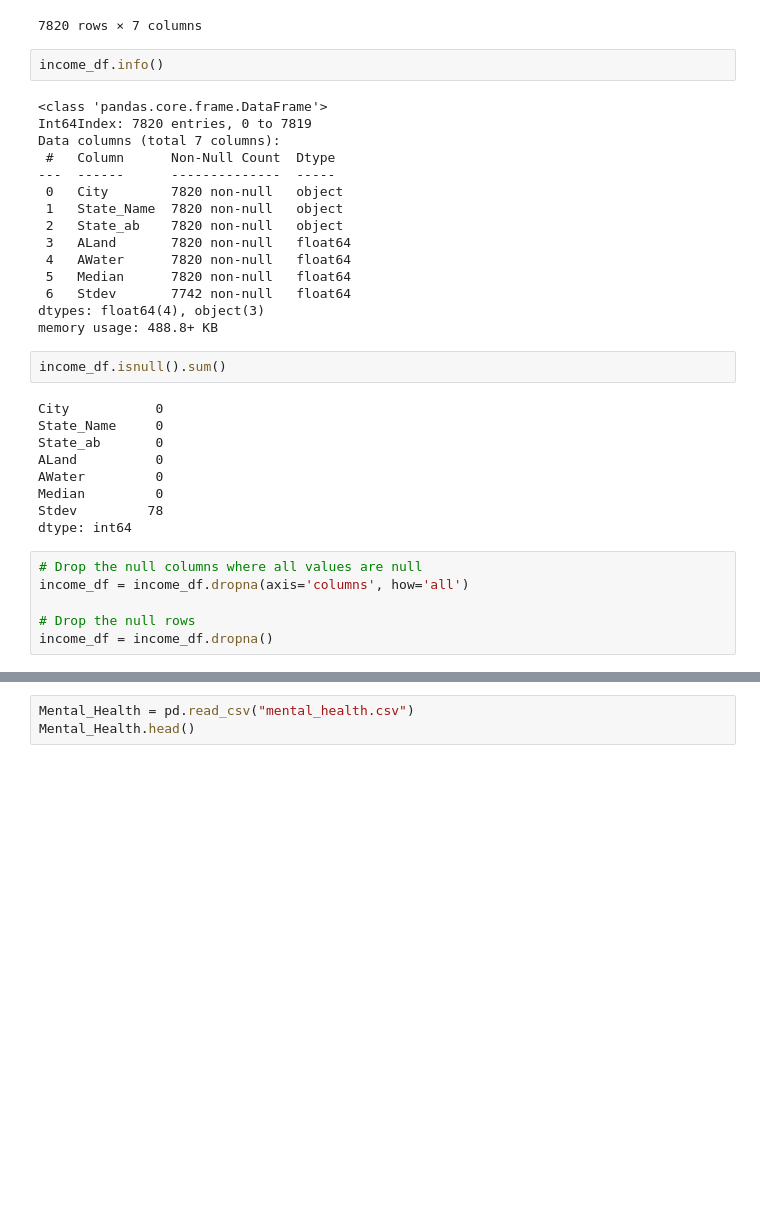
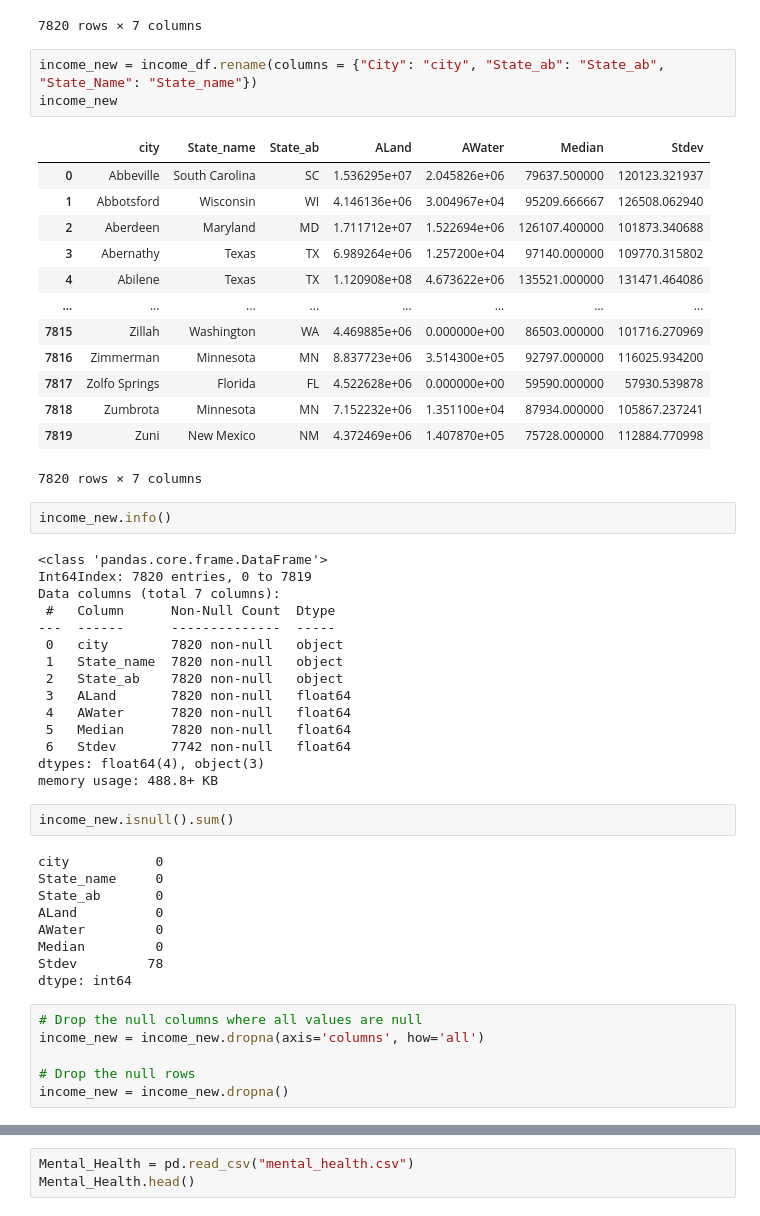
Before and after one commit to nhafer88/Mental_Health_Predictor, a Jupyter notebook: Clean data/cleaning_Updated_TT.ipynb, the cells around one changed output, grey strips where cells are left out. Cells and saved outputs as stored; diff of their text form; blank space fills up the shorter version.

```diff
--- a/cleaning_final_TT.ipynb
+++ b/Clean data/cleaning_Updated_TT.ipynb
@@ -118,16 +133,33 @@ income_df
 | 7818 | Zumbrota | Minnesota | MN | 7.152232e+06 | 1.351100e+04 | 87934.000000 | 105867.237241 |
 | 7819 | Zuni | New Mexico | NM | 4.372469e+06 | 1.407870e+05 | 75728.000000 | 112884.770998 |
 7820 rows × 7 columns
+# %%
+income_new = income_df.rename(columns = {"City": "city", "State_ab": "State_ab", "State_Name": "State_name"})
+income_new
+# %% [output]
+|  | city | State_name | State_ab | ALand | AWater | Median | Stdev |
+| 0 | Abbeville | South Carolina | SC | 1.536295e+07 | 2.045826e+06 | 79637.500000 | 120123.321937 |
+| 1 | Abbotsford | Wisconsin | WI | 4.146136e+06 | 3.004967e+04 | 95209.666667 | 126508.062940 |
+| 2 | Aberdeen | Maryland | MD | 1.711712e+07 | 1.522694e+06 | 126107.400000 | 101873.340688 |
+| 3 | Abernathy | Texas | TX | 6.989264e+06 | 1.257200e+04 | 97140.000000 | 109770.315802 |
+| 4 | Abilene | Texas | TX | 1.120908e+08 | 4.673622e+06 | 135521.000000 | 131471.464086 |
+| ... | ... | ... | ... | ... | ... | ... | ... |
+| 7815 | Zillah | Washington | WA | 4.469885e+06 | 0.000000e+00 | 86503.000000 | 101716.270969 |
+| 7816 | Zimmerman | Minnesota | MN | 8.837723e+06 | 3.514300e+05 | 92797.000000 | 116025.934200 |
+| 7817 | Zolfo Springs | Florida | FL | 4.522628e+06 | 0.000000e+00 | 59590.000000 | 57930.539878 |
+| 7818 | Zumbrota | Minnesota | MN | 7.152232e+06 | 1.351100e+04 | 87934.000000 | 105867.237241 |
+| 7819 | Zuni | New Mexico | NM | 4.372469e+06 | 1.407870e+05 | 75728.000000 | 112884.770998 |
+7820 rows × 7 columns
 # %%
-income_df.info()
+income_new.info()
 # %% [output]
 <class 'pandas.core.frame.DataFrame'>
 Int64Index: 7820 entries, 0 to 7819
 Data columns (total 7 columns):
  #   Column      Non-Null Count  Dtype
 ---  ------      --------------  -----
- 0   City        7820 non-null   object
- 1   State_Name  7820 non-null   object
+ 0   city        7820 non-null   object
+ 1   State_name  7820 non-null   object
  2   State_ab    7820 non-null   object
  3   ALand       7820 non-null   float64
  4   AWater      7820 non-null   float64
@@ -136,10 +168,10 @@ Data columns (total 7 columns):
 dtypes: float64(4), object(3)
 memory usage: 488.8+ KB
 # %%
-income_df.isnull().sum()
+income_new.isnull().sum()
 # %% [output]
-City           0
-State_Name     0
+city           0
+State_name     0
 State_ab       0
 ALand          0
 AWater         0
@@ -148,8 +180,8 @@ Stdev         78
 dtype: int64
 # %%
 # Drop the null columns where all values are null
-income_df = income_df.dropna(axis='columns', how='all')
+income_new = income_new.dropna(axis='columns', how='all')
 
 # Drop the null rows
-income_df = income_df.dropna()
+income_new = income_new.dropna()
 # %%
```
Also changed, not shown: parts of 14 cells of this notebook, 5 other files.
